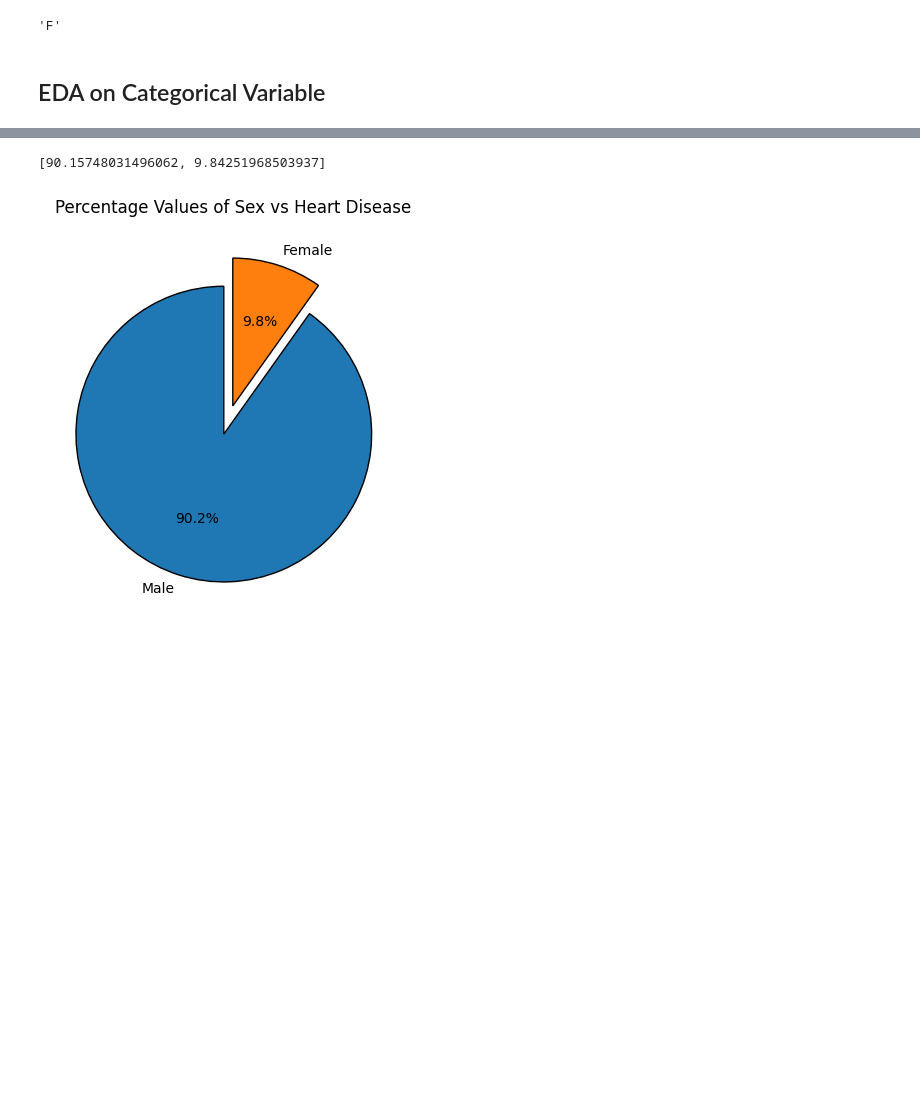
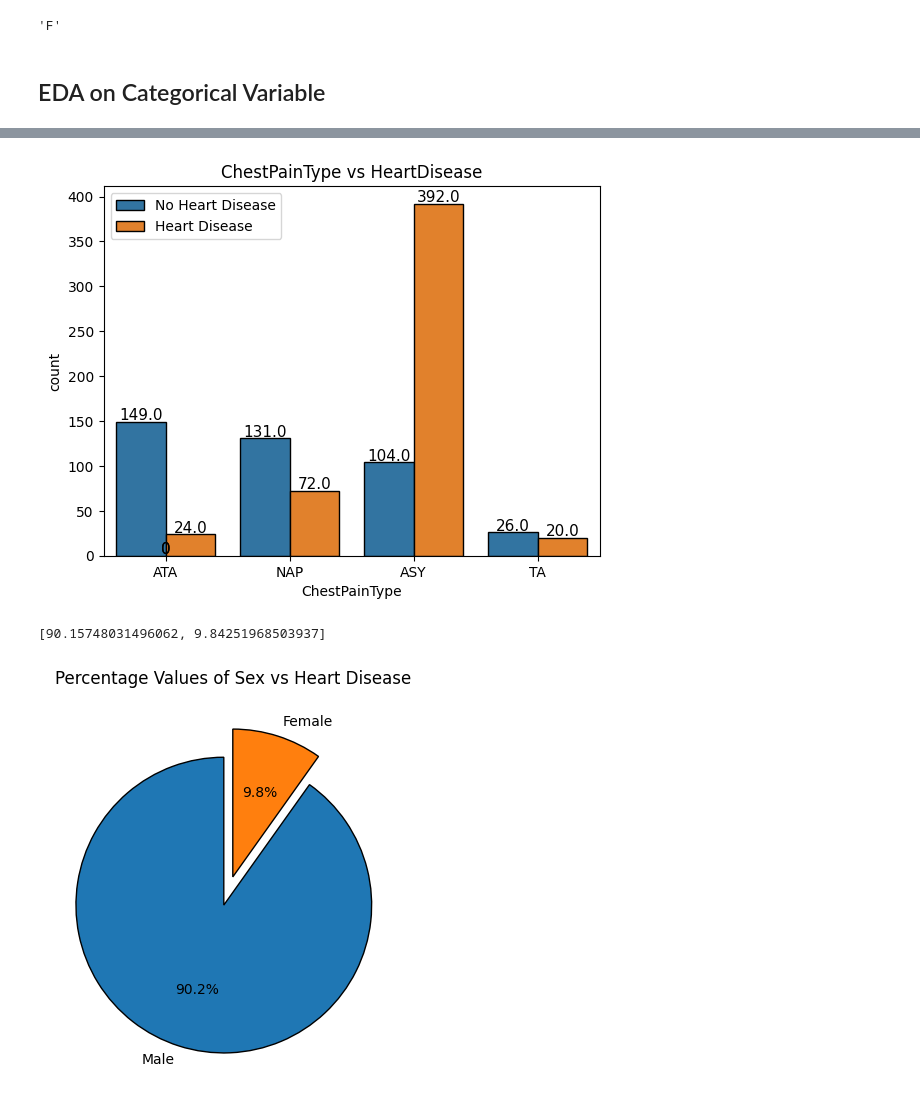
Before and after one commit to mahesh15698/Heart_Failure_Prediction, a Jupyter notebook: EDA.ipynb, the cells around one changed output, grey strips where cells are left out. Drawn from its saved outputs; the diff is of its cells as text; code cells hidden in the pictures; blank space fills up the shorter version.

```diff
--- a/EDA.ipynb
+++ b/EDA.ipynb
@@ -99,3 +112,12 @@ hdata['Sex'][1]
+# %%
+ax = sns.countplot(x='ChestPainType',data = hdata,hue = "HeartDisease",edgecolor = 'black')
+for rect in ax.patches:
+        ax.text(rect.get_x() + rect.get_width() / 2, rect.get_height() + 2, rect.get_height(), horizontalalignment='center', fontsize = 11)
+title = 'ChestPainType' + ' vs HeartDisease'
+plt.legend(['No Heart Disease','Heart Disease'])
+plt.title(title);
+# %% [output]
+[figure, added]
 # %%
 sex = hdata[hdata['HeartDisease'] == 1]['Sex'].value_counts()
 sex = [sex[0] / sum(sex) * 100, sex[1] / sum(sex) * 100]
```
Also changed, not shown: parts of 22 cells of this notebook.
